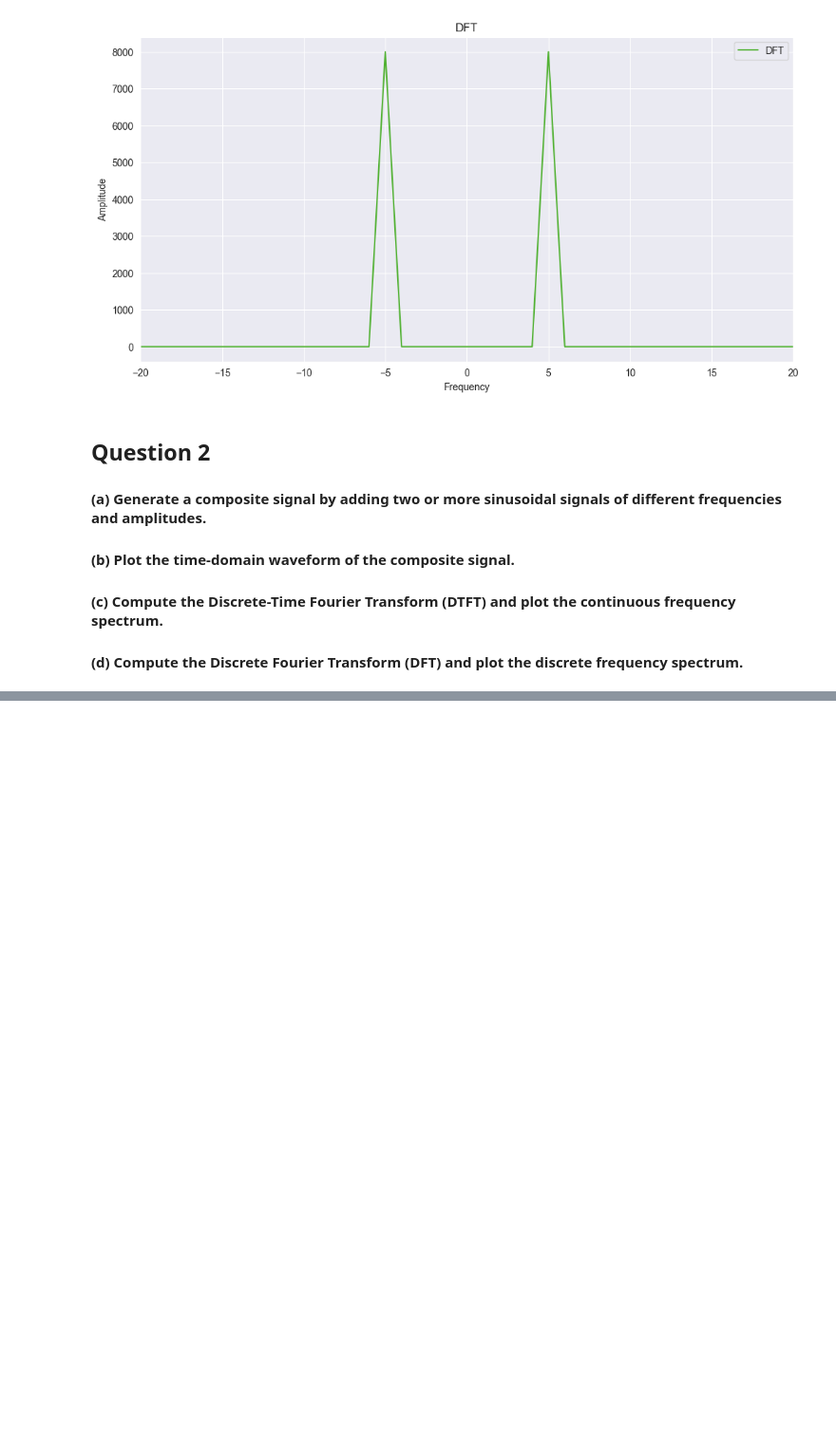
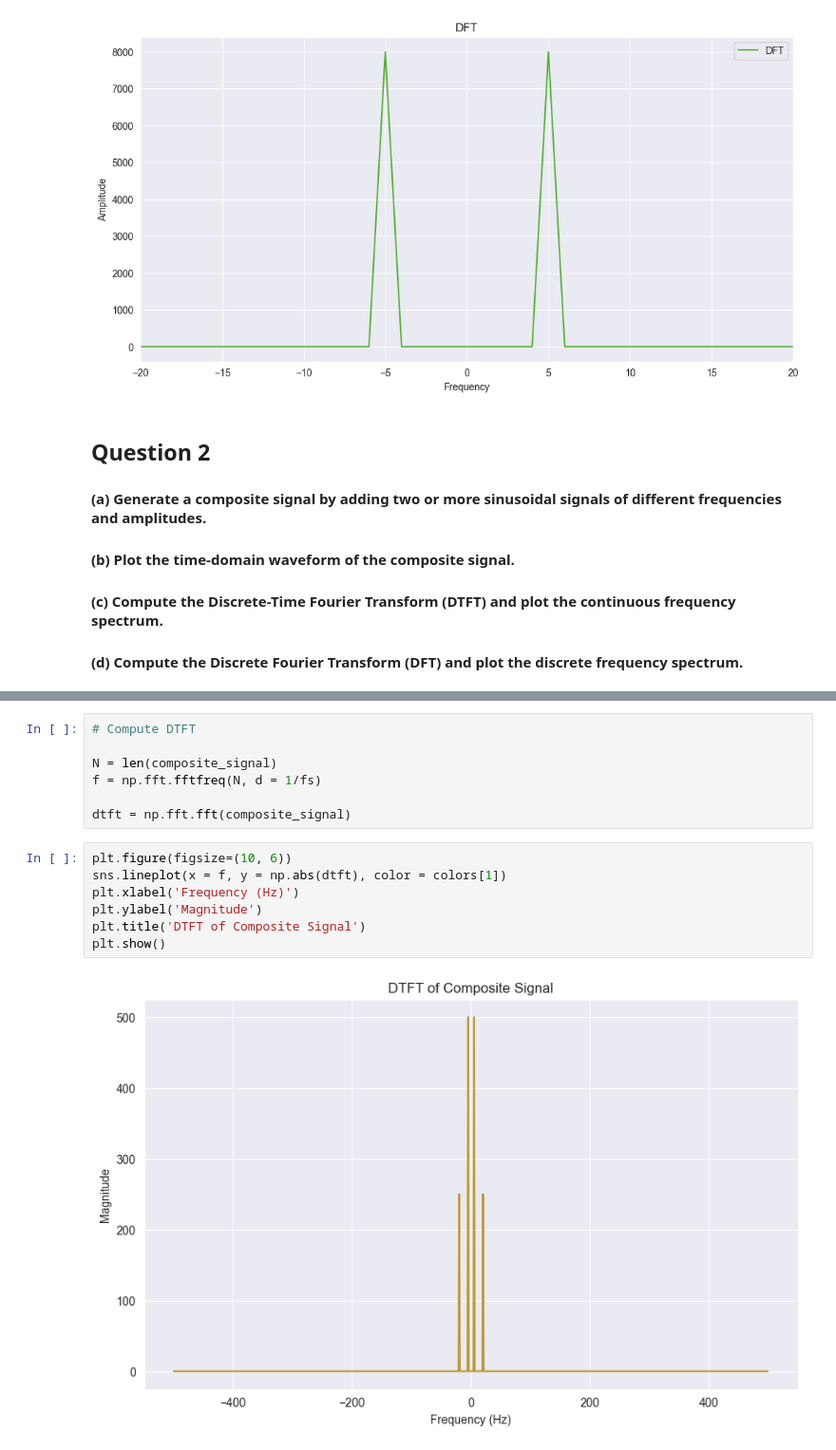
Before and after one commit to noelmt7/Speech_Recognition, a Jupyter notebook: LAB 2/2348538_LAB2.ipynb, the cells around one changed output, grey strips where cells are left out. Shown: that part at 95% size. Cells and saved outputs as stored; diff of their text form; blank space fills up the shorter version.

```diff
--- a/LAB 2/2348538_LAB2.ipynb
+++ b/LAB 2/2348538_LAB2.ipynb
@@ -78,0 +150,16 @@ plt.show()
+# %%
+# Compute DTFT
+
+N = len(composite_signal)
+f = np.fft.fftfreq(N, d = 1/fs)
+
+dtft = np.fft.fft(composite_signal)
+# %%
+plt.figure(figsize=(10, 6))
+sns.lineplot(x = f, y = np.abs(dtft), color = colors[1])
+plt.xlabel('Frequency (Hz)')
+plt.ylabel('Magnitude')
+plt.title('DTFT of Composite Signal')
+plt.show()
+# %% [output]
+[figure, added]
```
Also changed, not shown: parts of 19 cells of this notebook.
